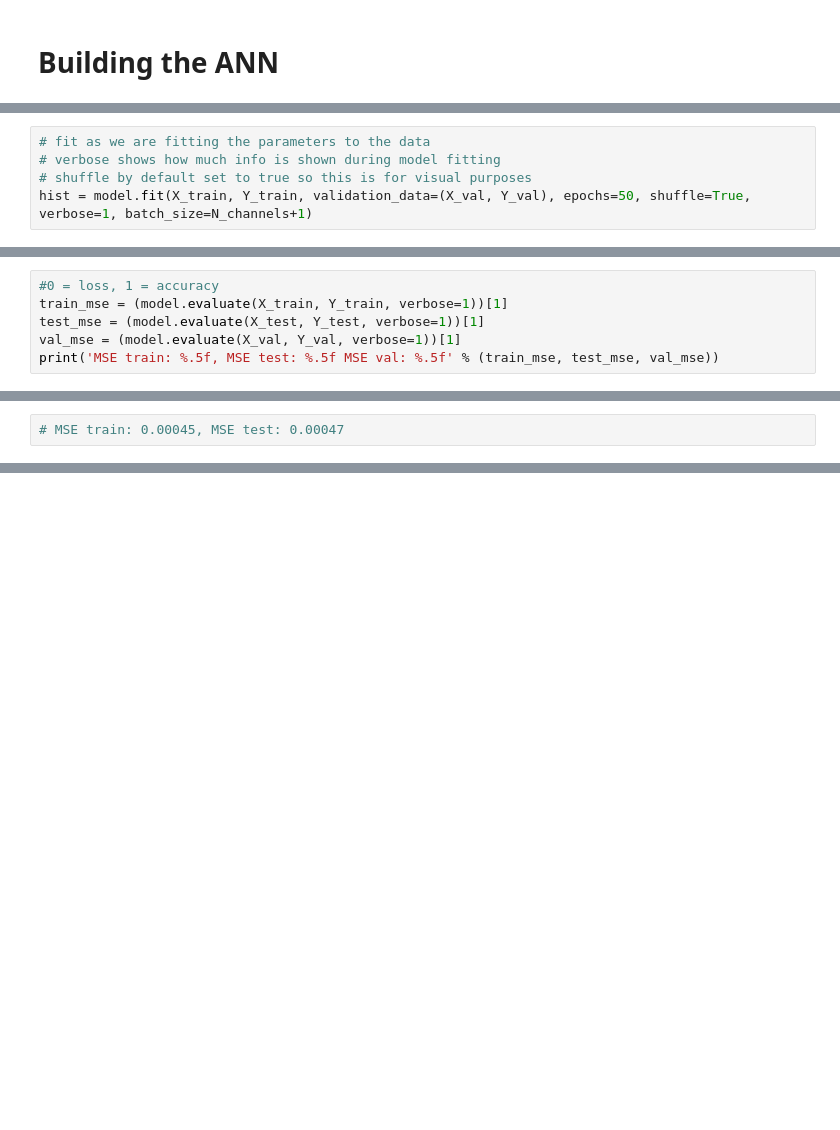
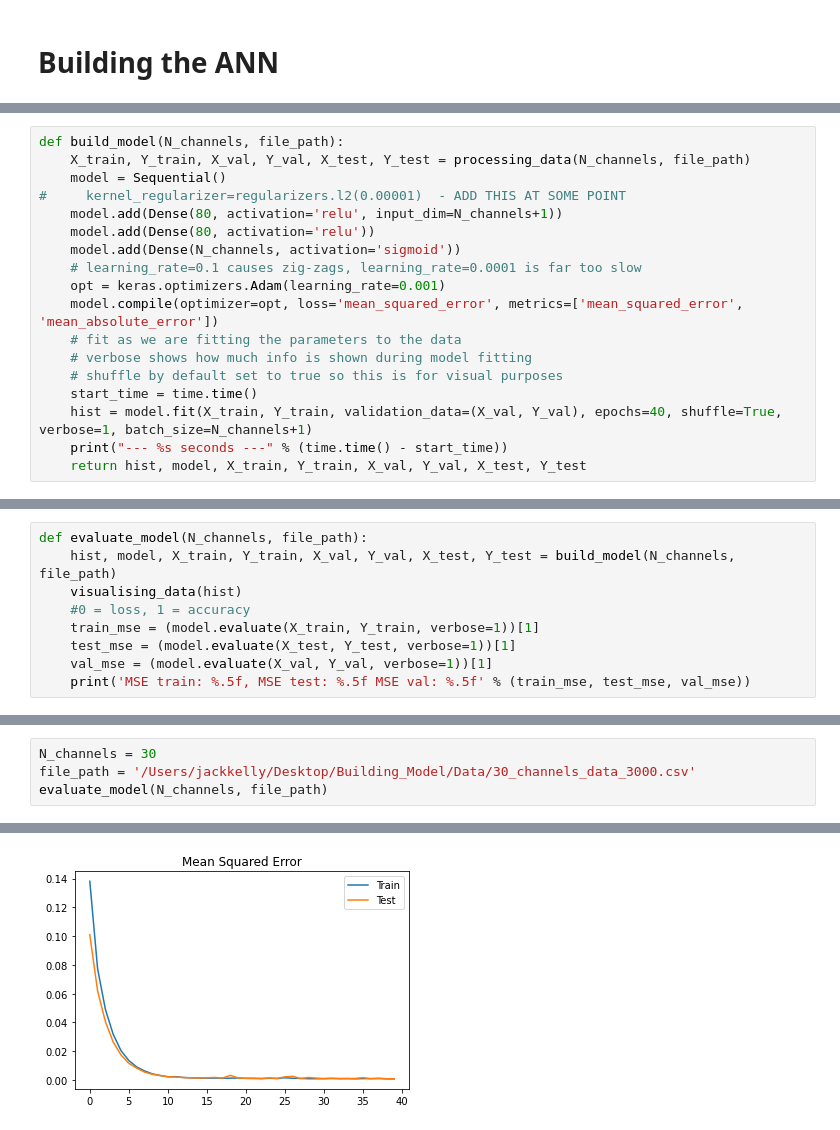
Before and after one commit to JackKelly1/4th-Year-Project, a Jupyter notebook: ANN.ipynb, the cells around one changed output, grey strips where cells are left out. Saved outputs shown, nothing was run; the diff lists cells and outputs as text; blank space fills up the shorter version.

```diff
--- a/ANN.ipynb
+++ b/ANN.ipynb
@@ -76,5 +66,18 @@ model.compile(optimizer=opt, loss='mean_squared_error', metrics=['mean_squared_e
 # %%
-# fit as we are fitting the parameters to the data
-# verbose shows how much info is shown during model fitting
-# shuffle by default set to true so this is for visual purposes
-hist = model.fit(X_train, Y_train, validation_data=(X_val, Y_val), epochs=50, shuffle=True, verbose=1, batch_size=N_channels+1)
+def build_model(N_channels, file_path):
+    X_train, Y_train, X_val, Y_val, X_test, Y_test = processing_data(N_channels, file_path)
+    model = Sequential()
+#     kernel_regularizer=regularizers.l2(0.00001)  - ADD THIS AT SOME POINT
+    model.add(Dense(80, activation='relu', input_dim=N_channels+1))
+    model.add(Dense(80, activation='relu'))
+    model.add(Dense(N_channels, activation='sigmoid'))
+    # learning_rate=0.1 causes zig-zags, learning_rate=0.0001 is far too slow
+    opt = keras.optimizers.Adam(learning_rate=0.001)
+    model.compile(optimizer=opt, loss='mean_squared_error', metrics=['mean_squared_error', 'mean_absolute_error'])
+    # fit as we are fitting the parameters to the data
+    # verbose shows how much info is shown during model fitting
+    # shuffle by default set to true so this is for visual purposes
+    start_time = time.time()
+    hist = model.fit(X_train, Y_train, validation_data=(X_val, Y_val), epochs=40, shuffle=True, verbose=1, batch_size=N_channels+1)
+    print("--- %s seconds ---" % (time.time() - start_time))
+    return hist, model, X_train, Y_train, X_val, Y_val, X_test, Y_test
@@ -114,6 +84,9 @@ plt.show()
 # %%
-#0 = loss, 1 = accuracy
-train_mse = (model.evaluate(X_train, Y_train, verbose=1))[1]
-test_mse = (model.evaluate(X_test, Y_test, verbose=1))[1]
-val_mse = (model.evaluate(X_val, Y_val, verbose=1))[1]
-print('MSE train: %.5f, MSE test: %.5f MSE val: %.5f' % (train_mse, test_mse, val_mse))
+def evaluate_model(N_channels, file_path):
+    hist, model, X_train, Y_train, X_val, Y_val, X_test, Y_test = build_model(N_channels, file_path)
+    visualising_data(hist)
+    #0 = loss, 1 = accuracy
+    train_mse = (model.evaluate(X_train, Y_train, verbose=1))[1]
+    test_mse = (model.evaluate(X_test, Y_test, verbose=1))[1]
+    val_mse = (model.evaluate(X_val, Y_val, verbose=1))[1]
+    print('MSE train: %.5f, MSE test: %.5f MSE val: %.5f' % (train_mse, test_mse, val_mse))
@@ -125,2 +93,5 @@ MSE train: 0.00079, MSE test: 0.00089 MSE val: 0.00087
-# %%
-# MSE train: 0.00045, MSE test: 0.00047
+# %%
+N_channels = 30
+file_path = '/Users/jackkelly/Desktop/Building_Model/Data/30_channels_data_3000.csv'
+evaluate_model(N_channels, file_path)
+# %% [output]
@@ -126,0 +115 @@ MSE train: 0.00079, MSE test: 0.00089 MSE val: 0.00087
+[figure, added]
```
Also changed, not shown: parts of 15 cells of this notebook.
